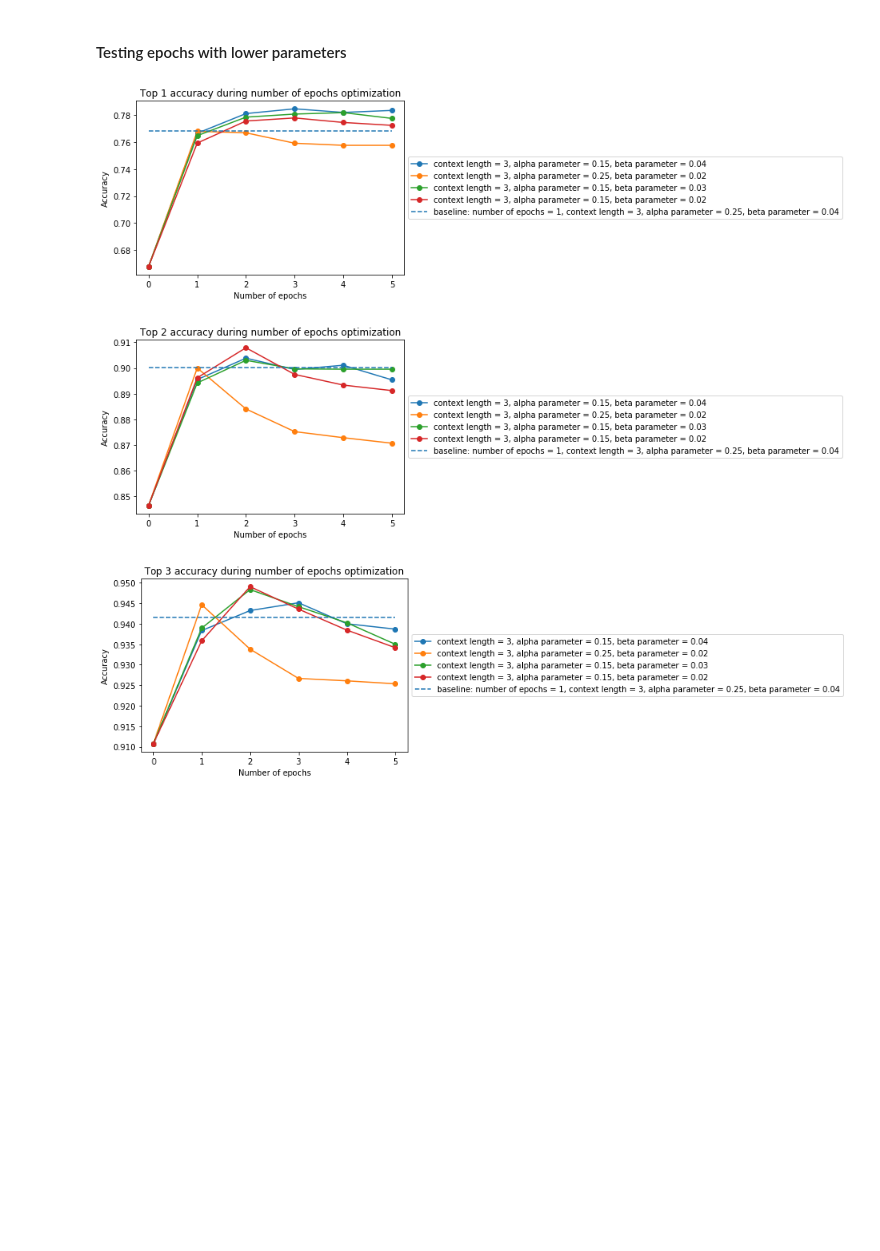
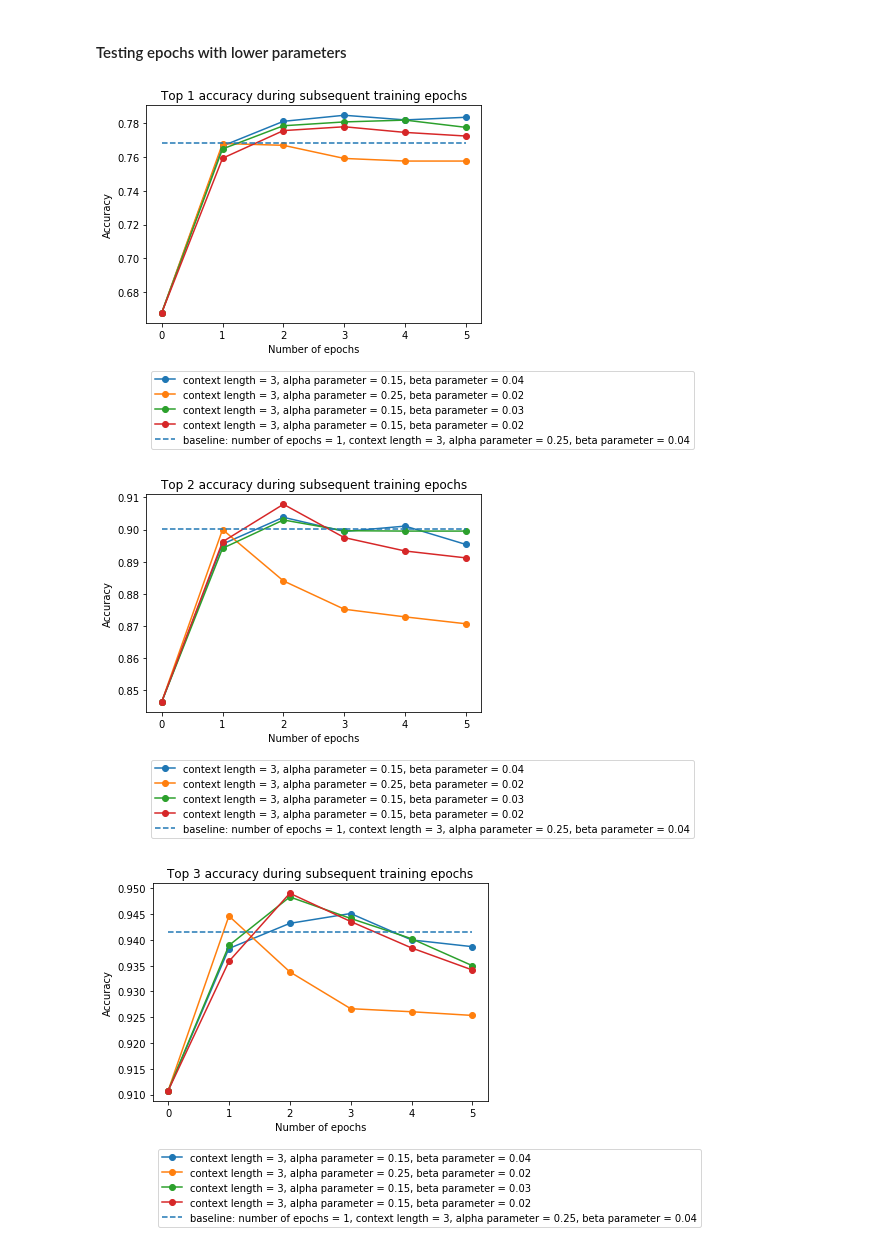
Before and after one commit to gberinger/automatic-wiki-links, a Jupyter notebook: experiments/alpha_beta_context_optimalizations/new_plots.ipynb, the cells around one changed output. Saved outputs shown, nothing was run; the diff lists cells and outputs as text; code cells hidden in the pictures; blank space fills up the shorter version.

Commit message:
Fix saving plots with legend

```diff
--- a/experiments/alpha_beta_context_optimalizations/new_plots.ipynb
+++ b/experiments/alpha_beta_context_optimalizations/new_plots.ipynb
@@ -44,8 +44,8 @@ for top_k in tested_top_ks:
 plt.xlabel(exp_desc[experiment])
 plt.ylabel('Accuracy')
 plt.title('Top accuracy')
-plt.legend(loc='center left', bbox_to_anchor=(1, 0.5))
-plt.savefig('baseline_{}_top_acc.png'.format(experiment))
+legend = plt.legend(loc='center left', bbox_to_anchor=(1, 0.5))
+plt.savefig('baseline_{}_top_acc.png'.format(experiment), bbox_extra_artists=(legend,), bbox_inches='tight')
 plt.show()
 
 
@@ -88,8 +88,8 @@ for top_k in tested_top_ks:
         plt.xlabel(exp_desc[experiment])
         plt.ylabel('Accuracy')
         plt.title( title_desc[top_k] + " after 1 epoch of " + exp_desc[experiment].lower() + " optimization" + used_parameters)
-        plt.legend(loc='center left', bbox_to_anchor=(1, 0.5))
-        plt.savefig(fig_name)
+        legend = plt.legend(loc='center left', bbox_to_anchor=(1, 0.5))
+        plt.savefig(fig_name, bbox_extra_artists=(legend,), bbox_inches='tight')
         plt.show()
 
     fig_name = 'exp{}_{}_{}.png'.format(experiment_no, experiment, top_k)
@@ -147,8 +147,8 @@ for top_k in tested_top_ks:
         plt.xlabel(exp_desc[experiment])
         plt.ylabel('Accuracy')
         plt.title( title_desc[top_k] + " after 1 epoch of " + exp_desc[experiment].lower() + " optimization" + used_parameters)
-        plt.legend(loc='center left', bbox_to_anchor=(1, 0.5))
-        plt.savefig(fig_name)
+        legend = plt.legend(loc='center left', bbox_to_anchor=(1, 0.5))
+        plt.savefig(fig_name, bbox_extra_artists=(legend,), bbox_inches='tight')
         plt.show()
 
     max_acc = top_acc.max()
@@ -233,7 +233,7 @@ for top_k in tested_top_ks:
 
     plt.xlabel(exp_desc[experiment])
     plt.ylabel('Accuracy')
-    plt.title(title_desc[top_k] + " during " + exp_desc[experiment].lower() + " optimization" + used_parameters)
+    plt.title(title_desc[top_k] + " during subsequent training epochs" + used_parameters)
     plt.legend()
     plt.savefig('exp{}_{}_{}.png'.format(experiment_no, experiment, top_k))
     plt.show()
@@ -265,36 +265,36 @@ for top_k in tested_top_ks:
             assert(data["shuffle"])
             context = data["context"]
             alpha = data["alpha"]
             beta = data["beta"]
             used_parameters = "\n(" + \
                 exp_desc['alpha'].lower() + " = " + str(alpha) + ", " + \
                 exp_desc['beta'].lower() + " = " + str(beta) + ", " + \
                 exp_desc['context'].lower() + " = " + str(context) + ")"
 
         top_acc, _, tested_range = calc_top_std_and_range(experiment_path_prefix, top_k, experiment)
         plt.plot(tested_range, top_acc, 'o-',label="context length = {}, alpha parameter = {}, beta parameter = {}".format(context, alpha, beta))
 
 
     # Calculate baseline
     major_subexperiment_no = 12
     baseline_experiment_path_prefix = "../experiment{}/{}s{}_".format(experiment_no, experiment, major_subexperiment_no)
     with open(baseline_experiment_path_prefix + '0/args.txt') as f:
         data = json.load(f)
         assert(data["shuffle"])
         context = data["context"]
         alpha = data["alpha"]
         beta = data["beta"]
 
     top_acc, _, tested_range = calc_top_std_and_range(baseline_experiment_path_prefix, top_k, experiment)
     plt.plot(tested_range, [top_acc[1] for _ in top_acc], 'C0--', label="baseline: number of epochs = 1, context length = {}, alpha parameter = {}, beta parameter = {}".format(context, alpha, beta))
 
     plt.xlabel(exp_desc[experiment])
     plt.ylabel('Accuracy')
-    plt.title(title_desc[top_k] + " during " + exp_desc[experiment].lower() + " optimization")
-    plt.legend(loc='center left', bbox_to_anchor=(1, 0.5))
-    plt.savefig('exp{}_{}_multiconfiguration_{}.png'.format(experiment_no, experiment, top_k))
+    plt.title(title_desc[top_k] + " during subsequent training epochs")
+    legend = plt.legend(loc='center left', bbox_to_anchor=(0, -0.4))
+    plt.savefig('exp{}_{}_multiconfiguration_{}.png'.format(experiment_no, experiment, top_k), bbox_extra_artists=(legend,), bbox_inches='tight')
     plt.show()
 # %% [output]
-[figure, old version]
+[figure, new version]
-[figure, old version]
+[figure, new version]
-[figure, old version]
+[figure, new version]
```
Also changed, not shown: parts of 1 cell of this notebook, 19 other files.
